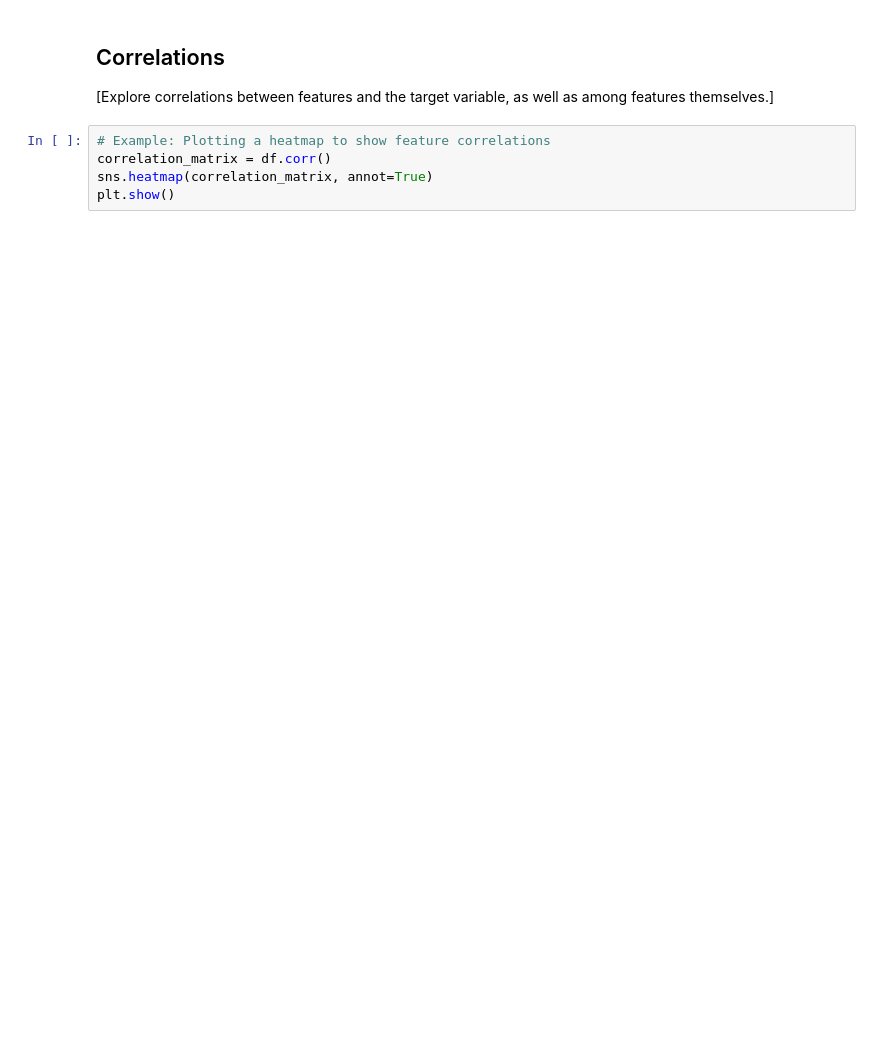
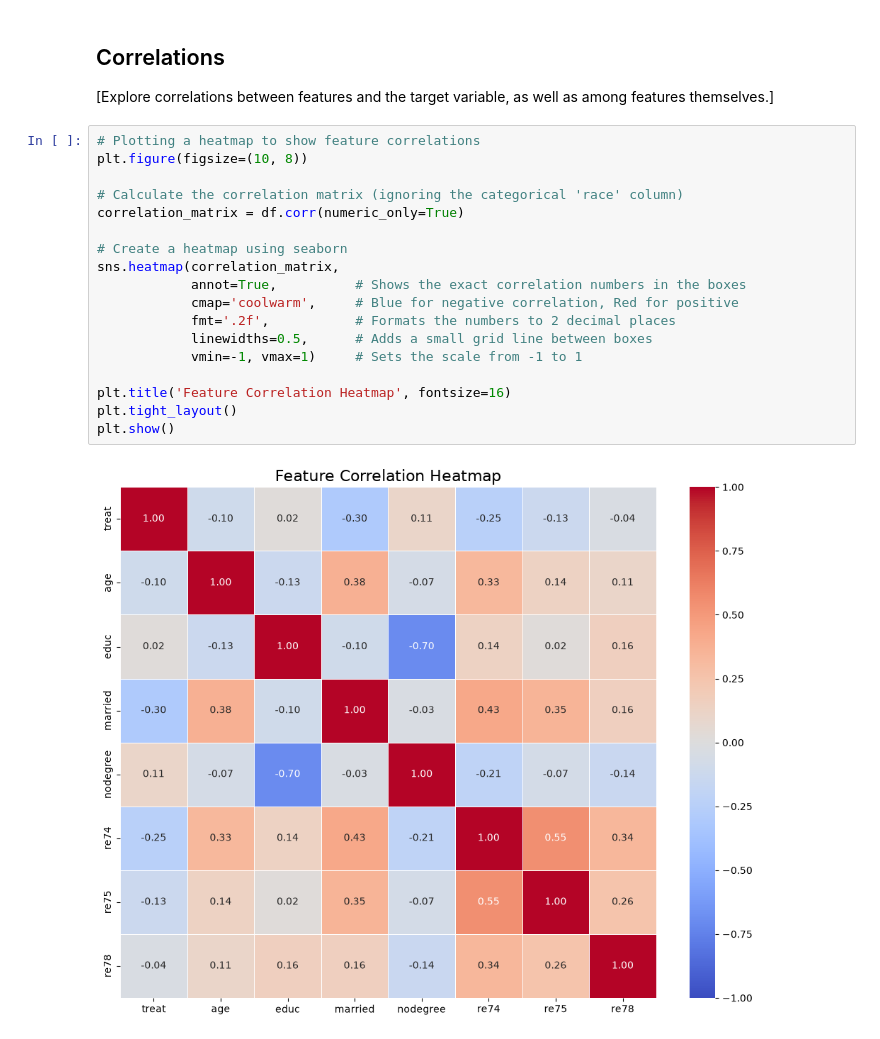
Before and after one commit to ChetnaLourembam/Causal-Inference-Machine-Learning-Project, a Jupyter notebook: 1_DatasetCharacteristics/exploratory_data_analysis.ipynb, the cells around one changed output. Cells and saved outputs as stored; diff of their text form; blank space fills up the shorter version.

```diff
--- a/1_DatasetCharacteristics/exploratory_data_analysis.ipynb
+++ b/1_DatasetCharacteristics/exploratory_data_analysis.ipynb
@@ -139,8 +204,23 @@ plt.show()
 ## Correlations
 
 [Explore correlations between features and the target variable, as well as among features themselves.]
-# %%
-# Example: Plotting a heatmap to show feature correlations
-correlation_matrix = df.corr()
-sns.heatmap(correlation_matrix, annot=True)
-plt.show()
+# %%
+# Plotting a heatmap to show feature correlations
+plt.figure(figsize=(10, 8))
+
+# Calculate the correlation matrix (ignoring the categorical 'race' column)
+correlation_matrix = df.corr(numeric_only=True)
+
+# Create a heatmap using seaborn
+sns.heatmap(correlation_matrix,
+            annot=True,          # Shows the exact correlation numbers in the boxes
+            cmap='coolwarm',     # Blue for negative correlation, Red for positive
+            fmt='.2f',           # Formats the numbers to 2 decimal places
+            linewidths=0.5,      # Adds a small grid line between boxes
+            vmin=-1, vmax=1)     # Sets the scale from -1 to 1
+
+plt.title('Feature Correlation Heatmap', fontsize=16)
+plt.tight_layout()
+plt.show()
+# %% [output]
+[figure, added]
```
Also changed, not shown: parts of 5 cells of this notebook.
